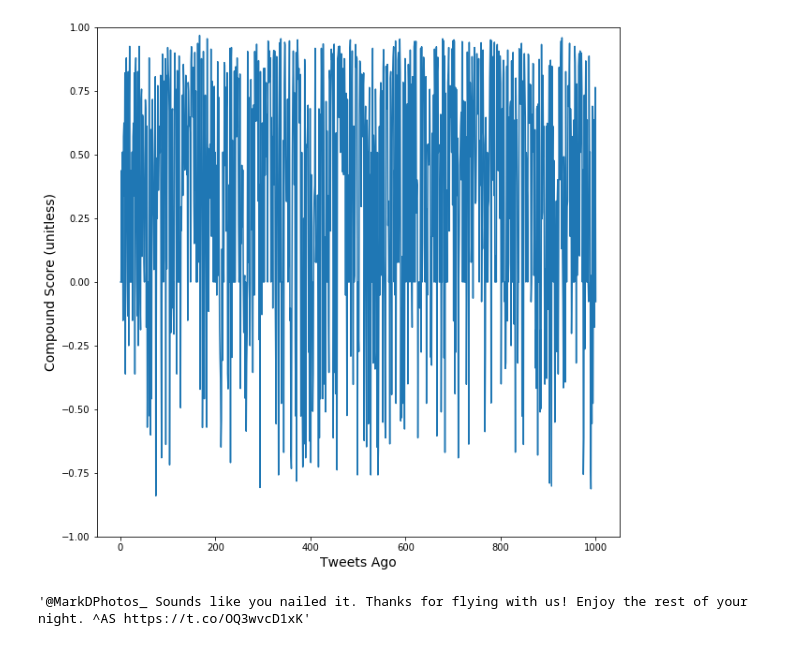
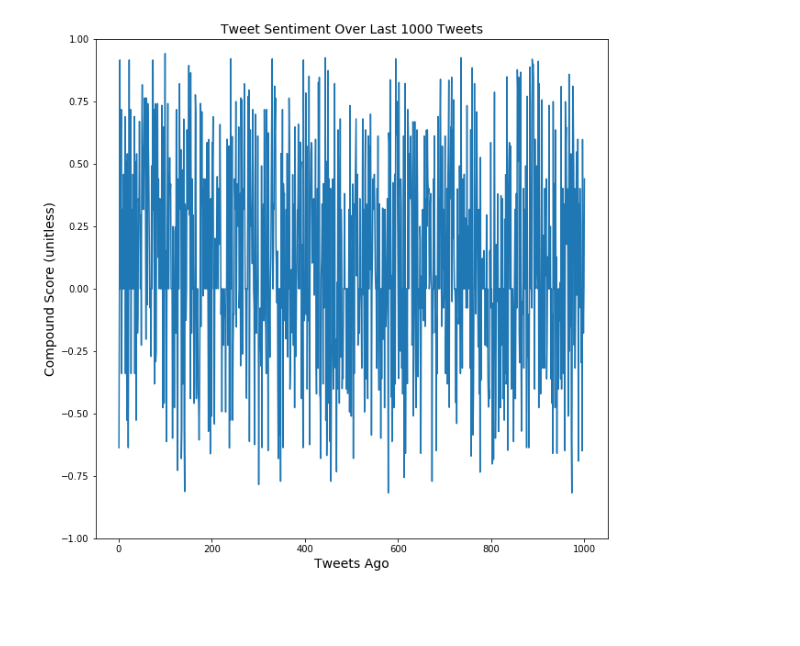
Before and after one commit to gaguinaldo/uscdatabootcamp, a Jupyter notebook: hw-7/twitter bot hw.ipynb, the cells around one changed output. Drawn from its saved outputs; the diff is of its cells as text; code cells hidden in the pictures; blank space fills up the shorter version.

```diff
--- a/hw-7/twitter bot hw.ipynb
+++ b/hw-7/twitter bot hw.ipynb
@@ -12,3 +13,13 @@ from twitter_keys import Access_Token, Access_Token_Secret, Consumer_Key, Consum
 auth = tweepy.OAuthHandler(Consumer_Key, Consumer_API_Secret)
 auth.set_access_token(Access_Token, Access_Token_Secret)
 api = tweepy.API(auth, parser=tweepy.parsers.JSONParser())
+# %%
+last_tweet = api.search('@enveraai', count = 1, result_type = 'recent')
+
+last_tweet_text = last_tweet['statuses'][0]['text']
+last_tweet_id = last_tweet['statuses'][0]['id']
+last_tweet_screen_name = last_tweet['statuses'][0]['user']['screen_name']
+
+twitter_search_name = re.findall(r"(@[a-z0-9\S]+)", last_tweet_text)
+print('Tweet is: ', last_tweet_text)
+print('Username is: ', twitter_search_name[1])
@@ -15,9 +29,8 @@ api = tweepy.API(auth, parser=tweepy.parsers.JSONParser())
 # %%
-user = '@SouthwestAir'
 startTime = time.clock()
 tweet_text = []
 for x in range(50):
-    public_tweets = api.user_timeline(user, page = x)
+    public_tweets = api.user_timeline(twitter_search_name[1], page = x)
 
     for tweet in public_tweets:
         tweet_text.append(tweet['text'])
@@ -59,13 +72,10 @@ Finished the sentiment analysis. I took 355.30299999999926 milliseconds to compl
 # %%
 plt.figure(figsize = (10, 10))
 plt.plot(np.arange(1, len(compound_score) + 1), compound_score)
 plt.xlabel('Tweets Ago', fontsize = 14)
 plt.ylabel('Compound Score (unitless)', fontsize = 14)
+plt.title('Tweet Sentiment Over Last 1000 Tweets', fontsize = 14)
 plt.ylim(-1, 1, 0.25)
 plt.show()
 # %% [output]
-[figure, old version]
+[figure, new version]
-# %%
-tweet_text[100]
-# %% [output]
-'@MarkDPhotos_ Sounds like you nailed it. Thanks for flying with us! Enjoy the rest of your night. ^AS https://t.co/OQ3wvcD1xK'
```
Also changed, not shown: parts of 5 cells of this notebook.
